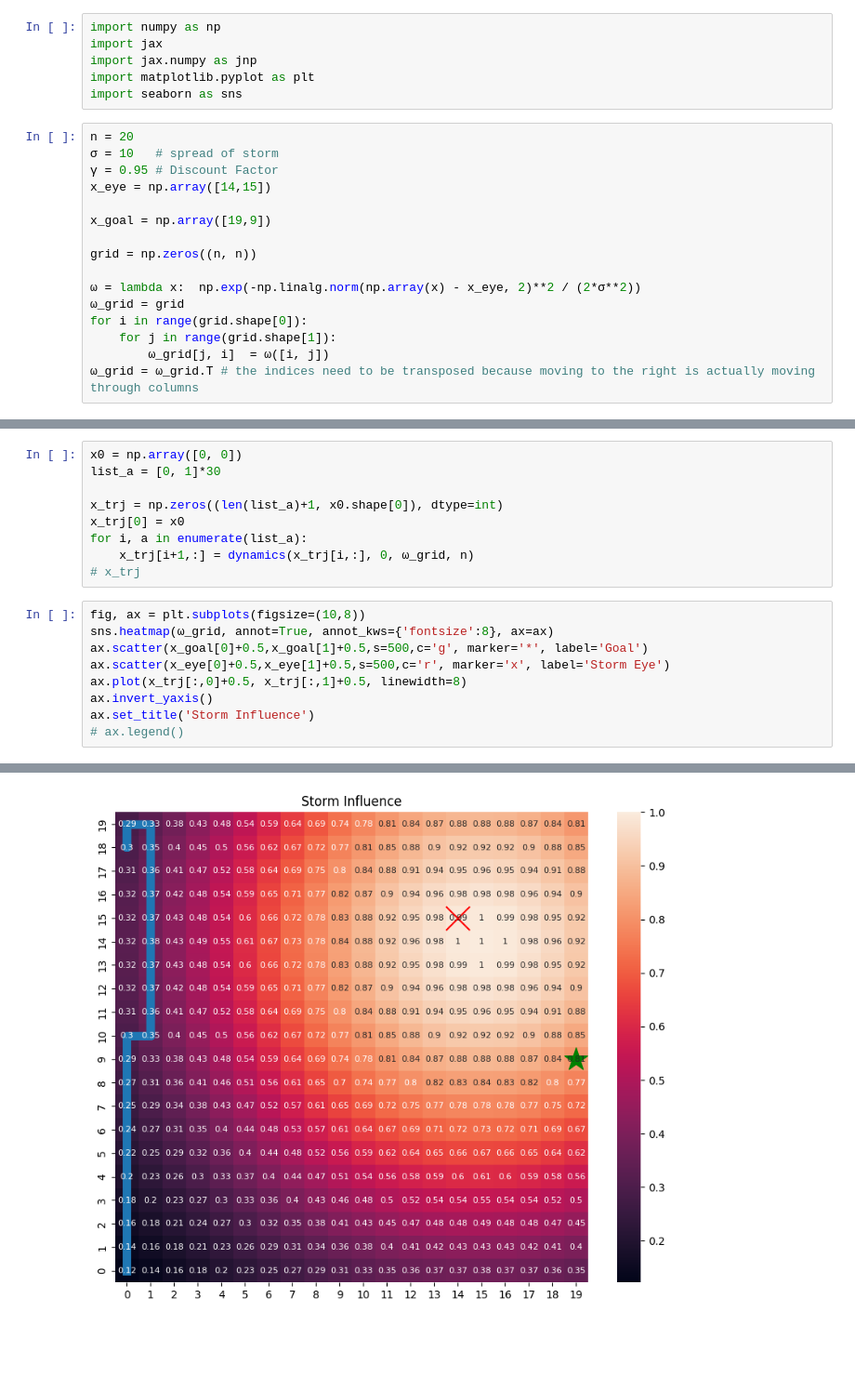
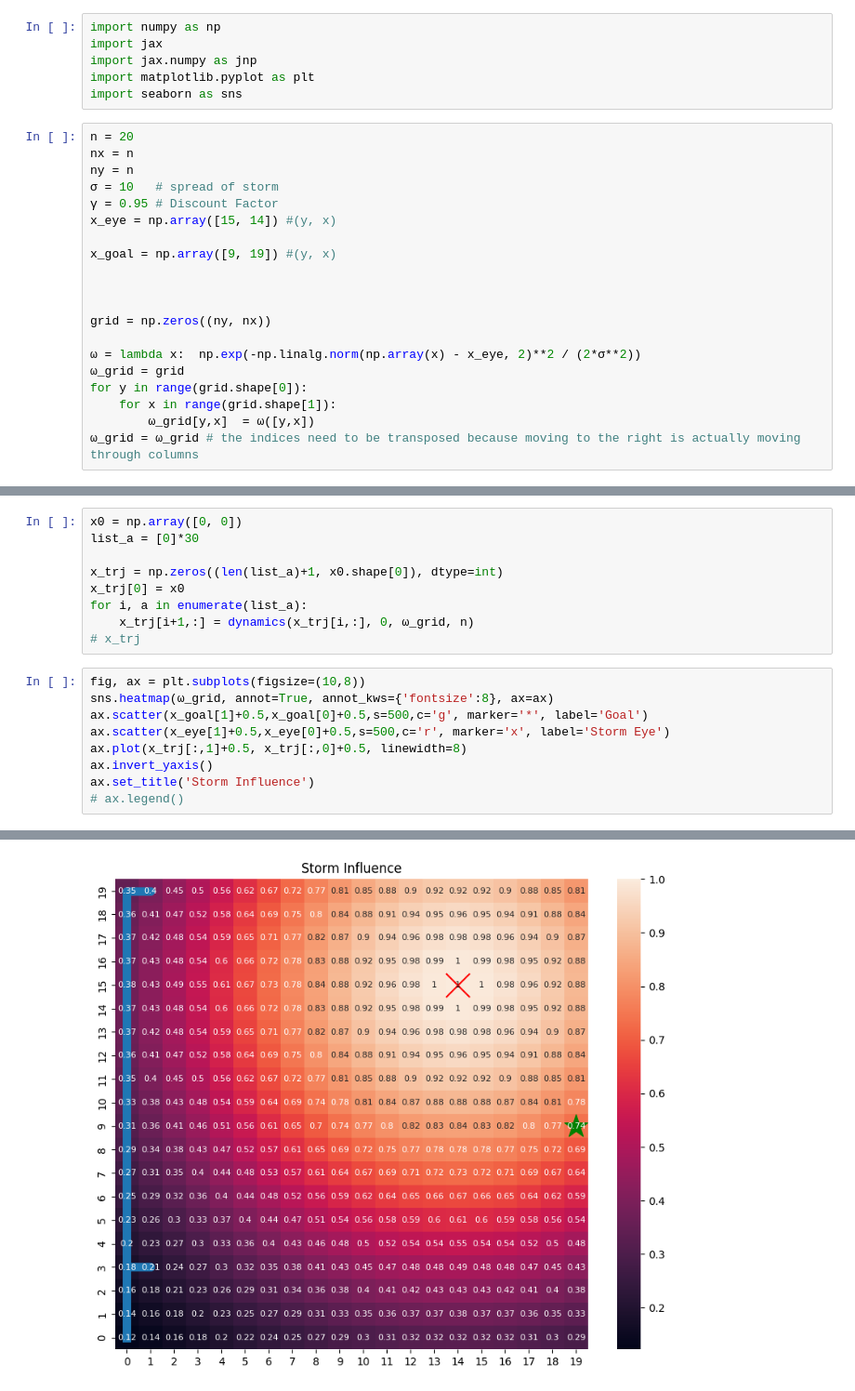
Before and after one commit to QingmuDeng/AA203-Homework, a Jupyter notebook: HW3/Value_Iter.ipynb, the cells around one changed output, grey strips where cells are left out. Shown at 93% size. Saved outputs shown, nothing was run; the diff lists cells and outputs as text; blank space fills up the shorter version.

```diff
--- a/HW3/Value_Iter.ipynb
+++ b/HW3/Value_Iter.ipynb
@@ -6,17 +6,21 @@ import matplotlib.pyplot as plt
 import seaborn as sns
 # %%
 n = 20
+nx = n
+ny = n
 σ = 10   # spread of storm
 γ = 0.95 # Discount Factor
-x_eye = np.array([14,15])
+x_eye = np.array([15, 14]) #(y, x)
 
-x_goal = np.array([19,9])
+x_goal = np.array([9, 19]) #(y, x)
 
-grid = np.zeros((n, n))
+
+
+grid = np.zeros((ny, nx))
 
 ω = lambda x:  np.exp(-np.linalg.norm(np.array(x) - x_eye, 2)**2 / (2*σ**2))
 ω_grid = grid
-for i in range(grid.shape[0]):
-    for j in range(grid.shape[1]):
-        ω_grid[j, i]  = ω([i, j])
-ω_grid = ω_grid.T # the indices need to be transposed because moving to the right is actually moving through columns
+for y in range(grid.shape[0]):
+    for x in range(grid.shape[1]):
+        ω_grid[y,x]  = ω([y,x])
+ω_grid = ω_grid # the indices need to be transposed because moving to the right is actually moving through columns
@@ -86,6 +103,6 @@ sns.histplot(np.random.randint(0, 4,10000))
 # %%
 x0 = np.array([0, 0])
-list_a = [0, 1]*30
+list_a = [0]*30
 
 x_trj = np.zeros((len(list_a)+1, x0.shape[0]), dtype=int)
 x_trj[0] = x0
@@ -95,12 +112,12 @@ for i, a in enumerate(list_a):
 # %%
 fig, ax = plt.subplots(figsize=(10,8))
 sns.heatmap(ω_grid, annot=True, annot_kws={'fontsize':8}, ax=ax)
-ax.scatter(x_goal[0]+0.5,x_goal[1]+0.5,s=500,c='g', marker='*', label='Goal')
-ax.scatter(x_eye[0]+0.5,x_eye[1]+0.5,s=500,c='r', marker='x', label='Storm Eye')
-ax.plot(x_trj[:,0]+0.5, x_trj[:,1]+0.5, linewidth=8)
+ax.scatter(x_goal[1]+0.5,x_goal[0]+0.5,s=500,c='g', marker='*', label='Goal')
+ax.scatter(x_eye[1]+0.5,x_eye[0]+0.5,s=500,c='r', marker='x', label='Storm Eye')
+ax.plot(x_trj[:,1]+0.5, x_trj[:,0]+0.5, linewidth=8)
 ax.invert_yaxis()
 ax.set_title('Storm Influence')
 # ax.legend()
 # %% [output]
 Text(0.5, 1.0, 'Storm Influence')
-[figure, old version]
+[figure, new version]
```
Also changed, not shown: parts of 14 cells of this notebook, 1 other file.
